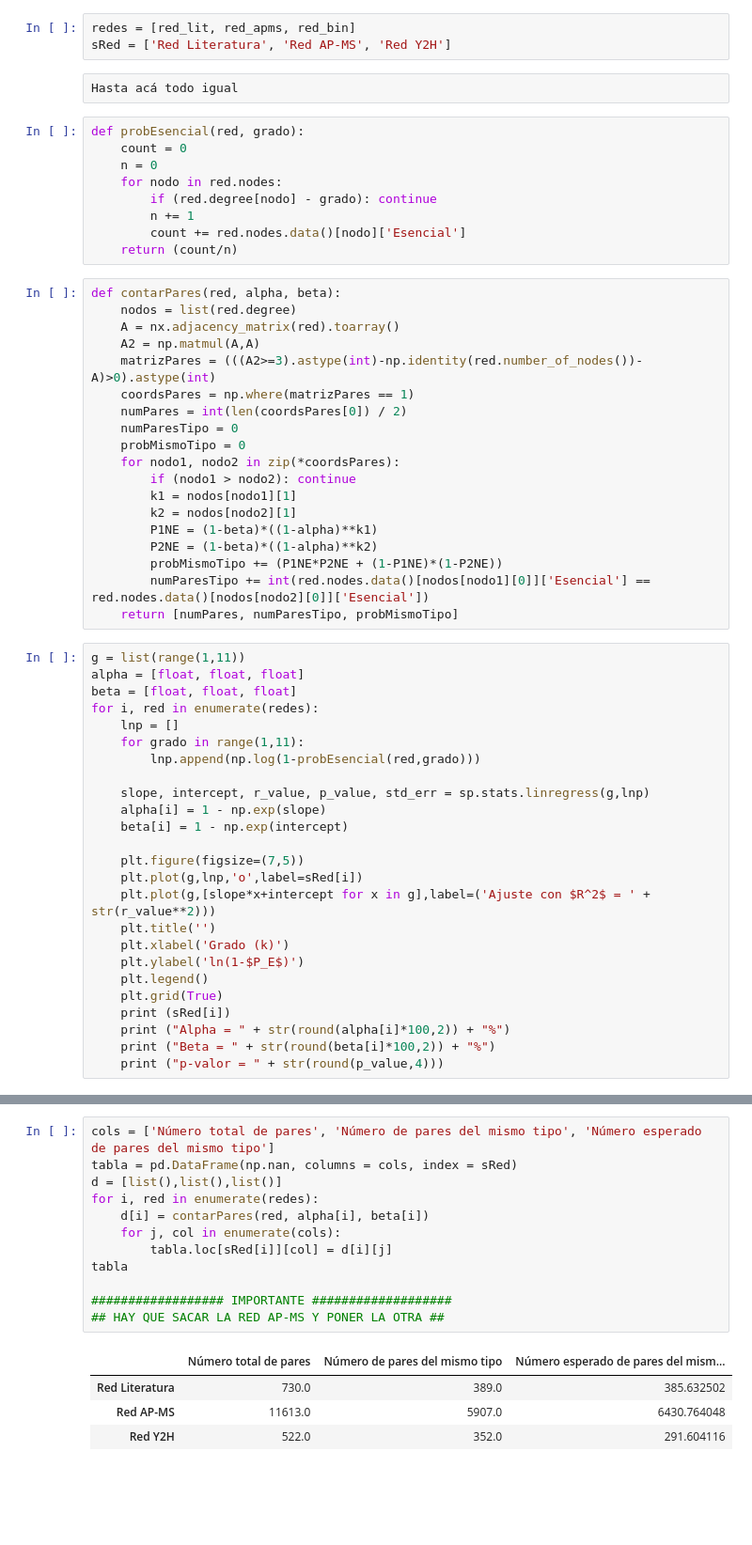
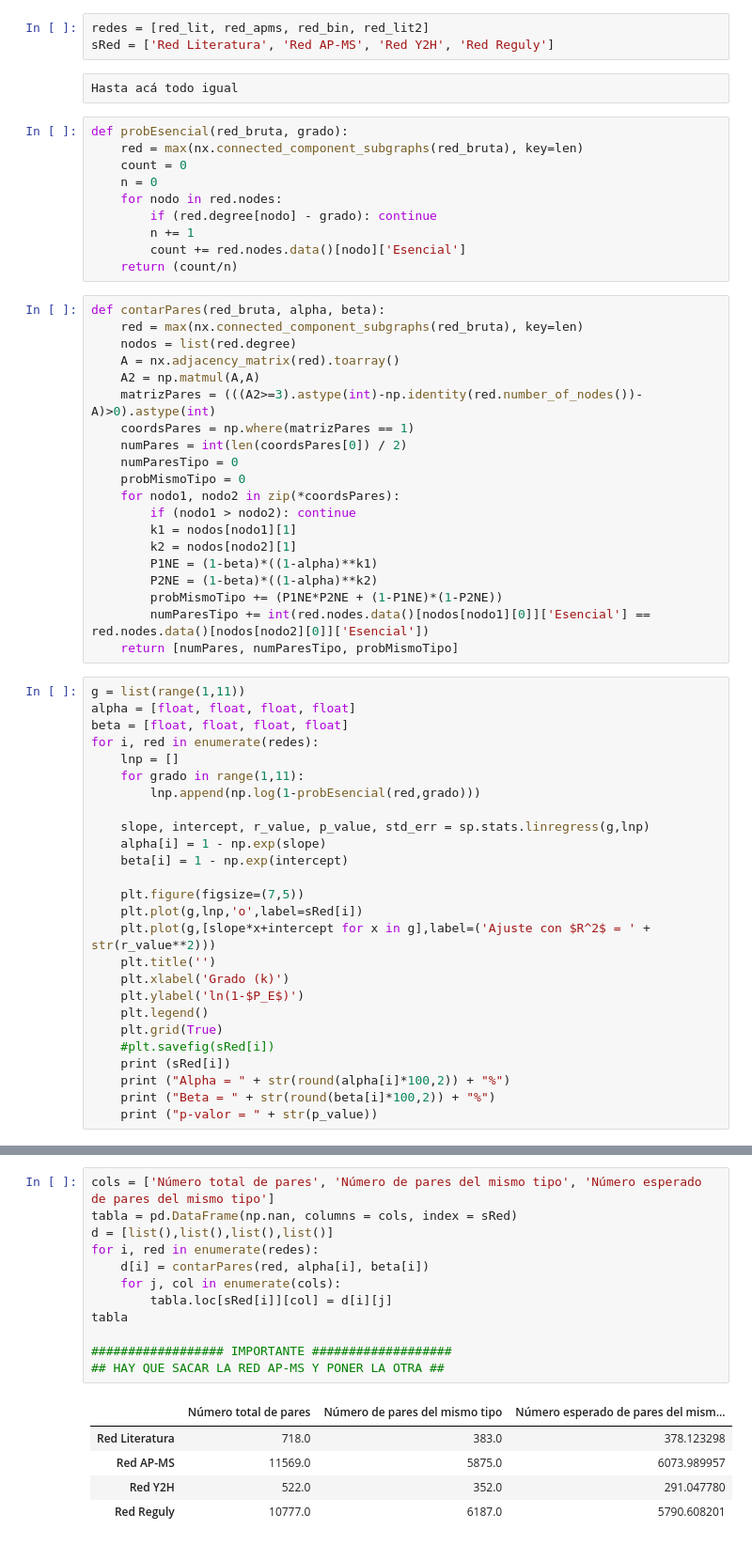
Before and after one commit to allshaks/TP2, a Jupyter notebook: Fig2bHe.ipynb, the cells around one changed output, grey strips where cells are left out. Shown: that part at 94% size. Drawn from its saved outputs; the diff is of its cells as text; blank space fills up the shorter version.

```diff
--- a/Fig2bHe.ipynb
+++ b/Fig2bHe.ipynb
@@ -45,10 +59,11 @@ nodos_esenciales(red_apms)
 # %%
-redes = [red_lit, red_apms, red_bin]
-sRed = ['Red Literatura', 'Red AP-MS', 'Red Y2H']
+redes = [red_lit, red_apms, red_bin, red_lit2]
+sRed = ['Red Literatura', 'Red AP-MS', 'Red Y2H', 'Red Reguly']
 # %% [raw]
 Hasta acá todo igual
 # %%
-def probEsencial(red, grado):
+def probEsencial(red_bruta, grado):
+    red = max(nx.connected_component_subgraphs(red_bruta), key=len)
     count = 0
     n = 0
     for nodo in red.nodes:
@@ -57,7 +72,8 @@ def probEsencial(red, grado):
         count += red.nodes.data()[nodo]['Esencial']
     return (count/n)
 # %%
-def contarPares(red, alpha, beta):
+def contarPares(red_bruta, alpha, beta):
+    red = max(nx.connected_component_subgraphs(red_bruta), key=len)
     nodos = list(red.degree)
     A = nx.adjacency_matrix(red).toarray()
     A2 = np.matmul(A,A)
@@ -77,8 +93,8 @@ def contarPares(red, alpha, beta):
     return [numPares, numParesTipo, probMismoTipo]
 # %%
 g = list(range(1,11))
-alpha = [float, float, float]
-beta = [float, float, float]
+alpha = [float, float, float, float]
+beta = [float, float, float, float]
 for i, red in enumerate(redes):
     lnp = []
     for grado in range(1,11):
@@ -96,9 +112,10 @@ for i, red in enumerate(redes):
     plt.ylabel('ln(1-$P_E$)')
     plt.legend()
     plt.grid(True)
+    #plt.savefig(sRed[i])
     print (sRed[i])
     print ("Alpha = " + str(round(alpha[i]*100,2)) + "%")
     print ("Beta = " + str(round(beta[i]*100,2)) + "%")
-    print ("p-valor = " + str(round(p_value,4)))
+    print ("p-valor = " + str(p_value))
 # %% [output]
 Red Literatura
@@ -119,17 +141,18 @@ p-valor = 0.2125
 # %%
 cols = ['Número total de pares', 'Número de pares del mismo tipo', 'Número esperado de pares del mismo tipo']
 tabla = pd.DataFrame(np.nan, columns = cols, index = sRed)
-d = [list(),list(),list()]
+d = [list(),list(),list(),list()]
 for i, red in enumerate(redes):
     d[i] = contarPares(red, alpha[i], beta[i])
     for j, col in enumerate(cols):
         tabla.loc[sRed[i]][col] = d[i][j]
 tabla
 
 ################## IMPORTANTE ###################
 ## HAY QUE SACAR LA RED AP-MS Y PONER LA OTRA ##
 # %% [output]
 |  | Número total de pares | Número de pares del mismo tipo | Número esperado de pares del mism... |
-| Red Literatura | 730.0 | 389.0 | 385.632502 |
-| Red AP-MS | 11613.0 | 5907.0 | 6430.764048 |
-| Red Y2H | 522.0 | 352.0 | 291.604116 |
+| Red Literatura | 718.0 | 383.0 | 378.123298 |
+| Red AP-MS | 11569.0 | 5875.0 | 6073.989957 |
+| Red Y2H | 522.0 | 352.0 | 291.047780 |
+| Red Reguly | 10777.0 | 6187.0 | 5790.608201 |
```
Also changed, not shown: parts of 3 cells of this notebook.
